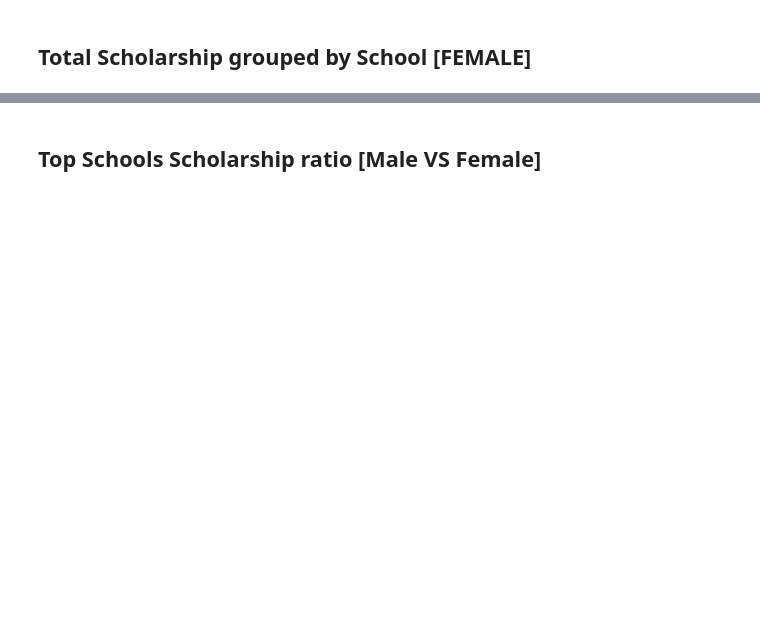
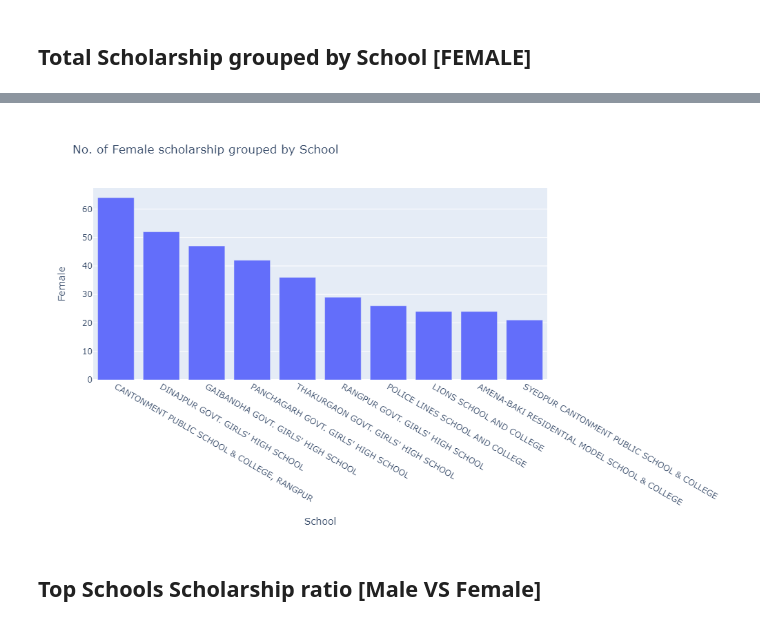
Before and after one commit to Mazhar004/python-data-visualization, a Jupyter notebook: SSC Scholarship 2023/SSC Scholarship PDF Process and Visualize.ipynb, the cells around one changed output, grey strips where cells are left out. Cells and saved outputs as stored; diff of their text form; code cells hidden in the pictures; blank space fills up the shorter version.

```diff
--- a/SSC Scholarship 2023/SSC Scholarship PDF Process and Visualize.ipynb
+++ b/SSC Scholarship 2023/SSC Scholarship PDF Process and Visualize.ipynb
@@ -212,13 +238,17 @@ fig.show()
 # %% [markdown]
 ## Total Scholarship grouped by School [FEMALE]
 # %%
-group_by=['School']
+group_by = ['School']
 col_name = 'Female'
 asscending = False
-fig_attr = {'title':'No. of Female scholarship grouped by School'}
+fig_attr = {
+    'title': 'No. of Female scholarship grouped by School',
+    'width': 1000,
+    'height': 600
+}
 top_k = 10
 
-female_df = new_df[new_df.Gender=='FEMALE']
-fig = generate_fig(male_df,group_by,col_name, fig_attr, asscending, top_k)
-fig.show()
+female_df = new_df[new_df.Gender == 'FEMALE']
+fig = generate_fig(female_df, group_by, col_name, fig_attr, asscending, top_k)
+fig.show('png')
 # %% [output]
@@ -226,3 +255,4 @@ fig.show()
+[figure, added]
 # %% [markdown]
 ## Top Schools Scholarship ratio [Male VS Female]
 # %%
```
Also changed, not shown: parts of 12 cells of this notebook.
